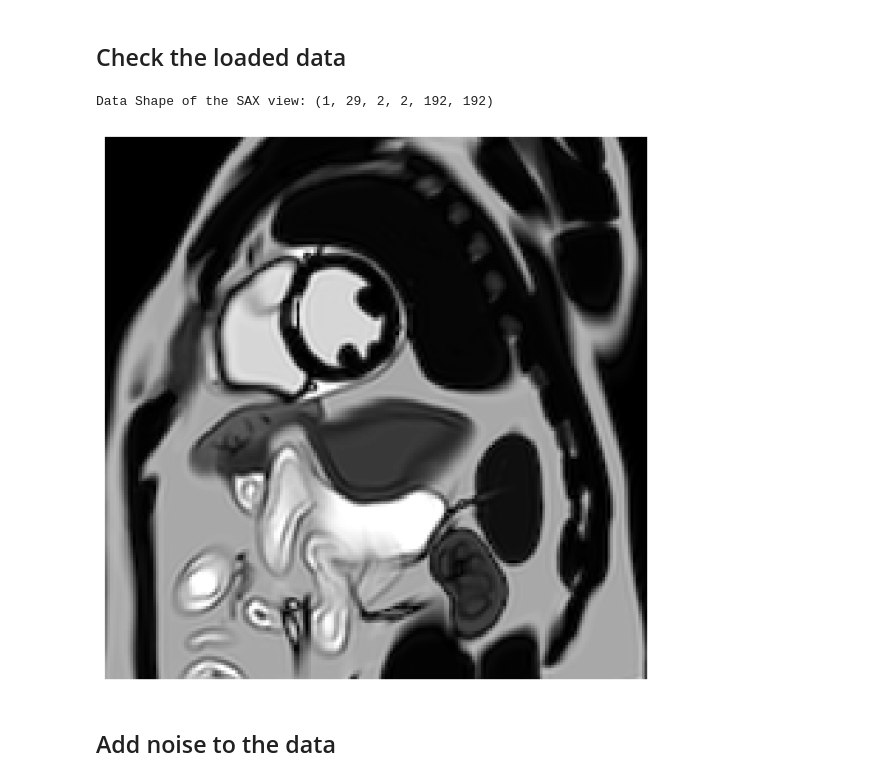
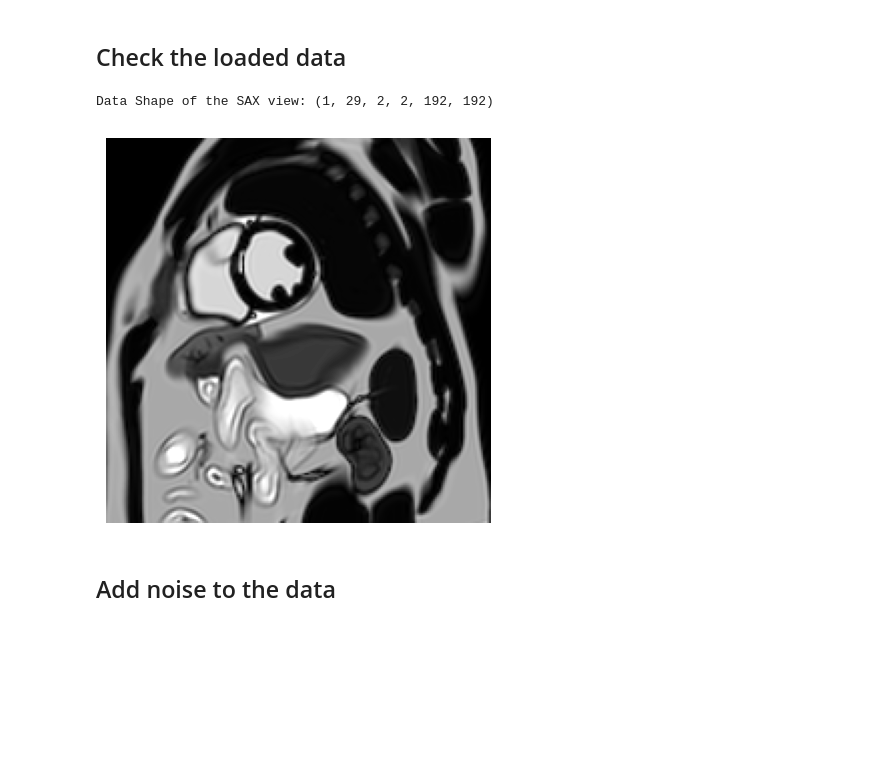
Before and after one commit to OSU-MR/aimed, a Jupyter notebook: demo.ipynb, the cells around one changed output. Drawn from its saved outputs; the diff is of its cells as text; code cells hidden in the pictures; blank space fills up the shorter version.

```diff
--- a/demo.ipynb
+++ b/demo.ipynb
@@ -111,20 +113,20 @@ Testing volume shape: [192, 192]
 # %%
 #check the data shape
 print('Data Shape of the SAX view:', data_test['SAX'].shape)
 #dimension information (slice, repeat, phase_correction_or_not, complex channels ,height, width)
 
 #plot one image
 slice_idx = dataset_idx_demo[dataset_type]['demo_slice_idx']
 repeat_idx = 14
 example_noisy_image = data_test['SAX'][slice_idx, repeat_idx, 0, 0,...] + 1j*data_test['SAX'][slice_idx, repeat_idx, 0, 1,...]
 #plot magnitude and phase of the complex image in a row
-plt.figure(figsize=(8,8))
+plt.figure(figsize=(5,5))
 plt.imshow(np.abs(example_noisy_image), cmap='gray', vmin=0, vmax=1)
 plt.axis('off')
 plt.show()
 # %% [output]
 Data Shape of the SAX view: (1, 29, 2, 2, 192, 192)
-[figure, old version]
+[figure, new version]
 # %% [markdown]
 ## Add noise to the data
 # %%
```
Also changed, not shown: parts of 5 cells of this notebook, 1 other file.
